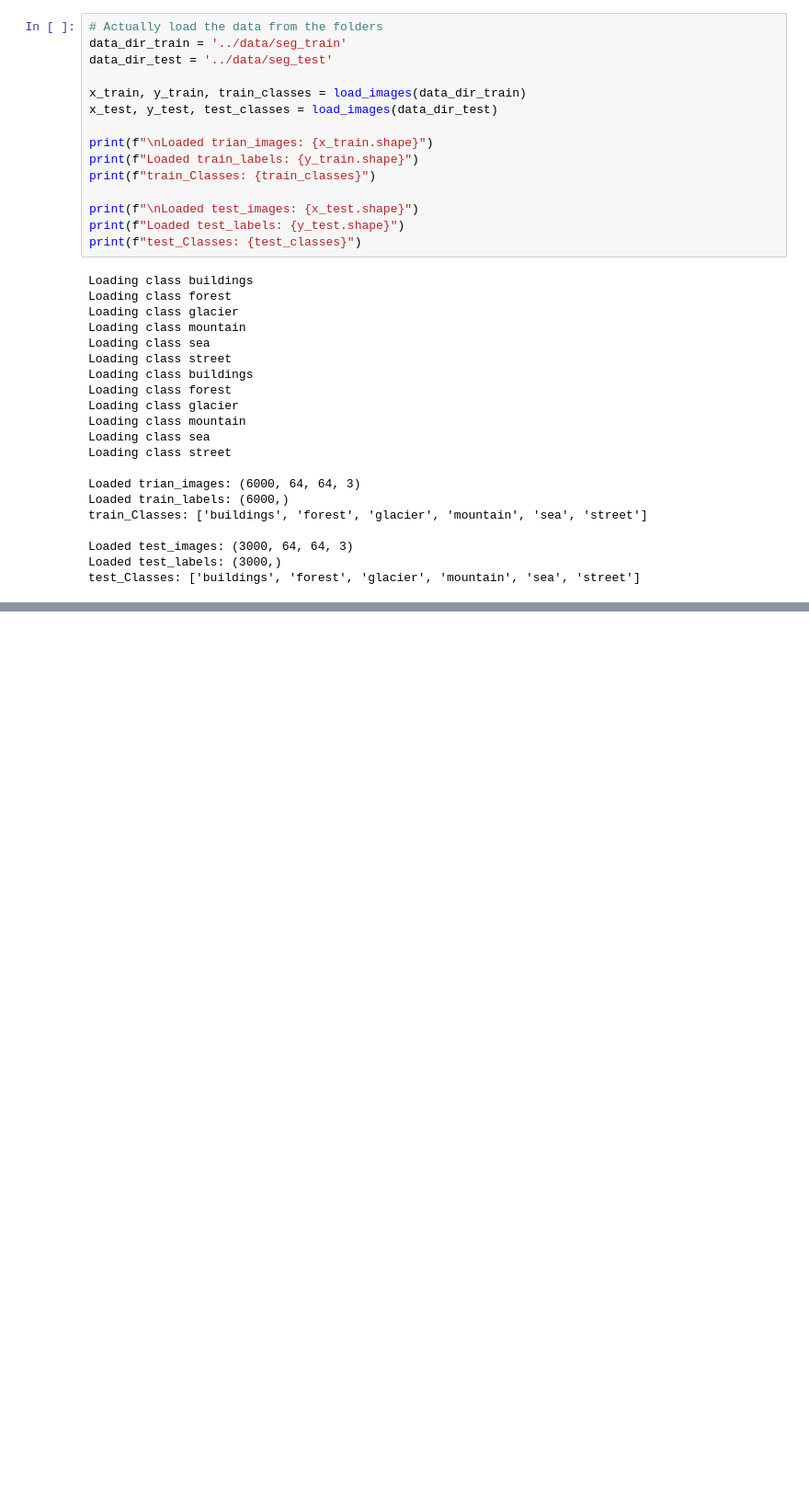
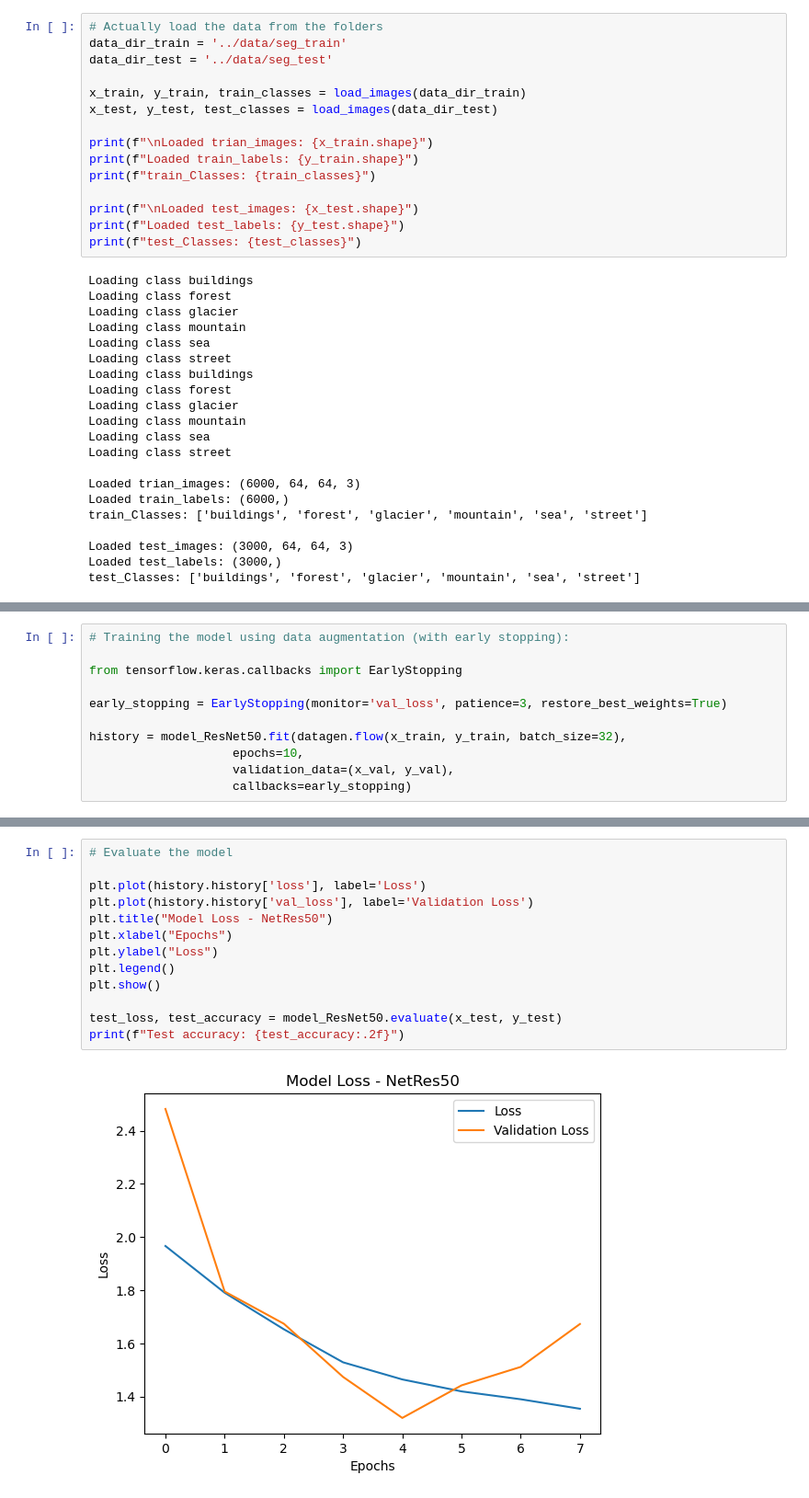
Before and after one commit to TomasWard1/ai-final, a Jupyter notebook: model/main.ipynb, the cells around one changed output, grey strips where cells are left out. Shown: that part at 92% size. Saved outputs shown, nothing was run; the diff lists cells and outputs as text; blank space fills up the shorter version.

```diff
--- a/model/main.ipynb
+++ b/model/main.ipynb
@@ -113,0 +253,11 @@ plt.show()
+# %%
+# Training the model using data augmentation (with early stopping):
+
+from tensorflow.keras.callbacks import EarlyStopping
+
+early_stopping = EarlyStopping(monitor='val_loss', patience=3, restore_best_weights=True)
+
+history = model_ResNet50.fit(datagen.flow(x_train, y_train, batch_size=32),
+                    epochs=10,
+                    validation_data=(x_val, y_val),
+                    callbacks=early_stopping)
@@ -113,0 +281,15 @@ plt.show()
+# %%
+# Evaluate the model
+
+plt.plot(history.history['loss'], label='Loss')
+plt.plot(history.history['val_loss'], label='Validation Loss')
+plt.title("Model Loss - NetRes50")
+plt.xlabel("Epochs")
+plt.ylabel("Loss")
+plt.legend()
+plt.show()
+
+test_loss, test_accuracy = model_ResNet50.evaluate(x_test, y_test)
+print(f"Test accuracy: {test_accuracy:.2f}")
+# %% [output]
+[figure, added]
```
Also changed, not shown: parts of 36 cells of this notebook.
